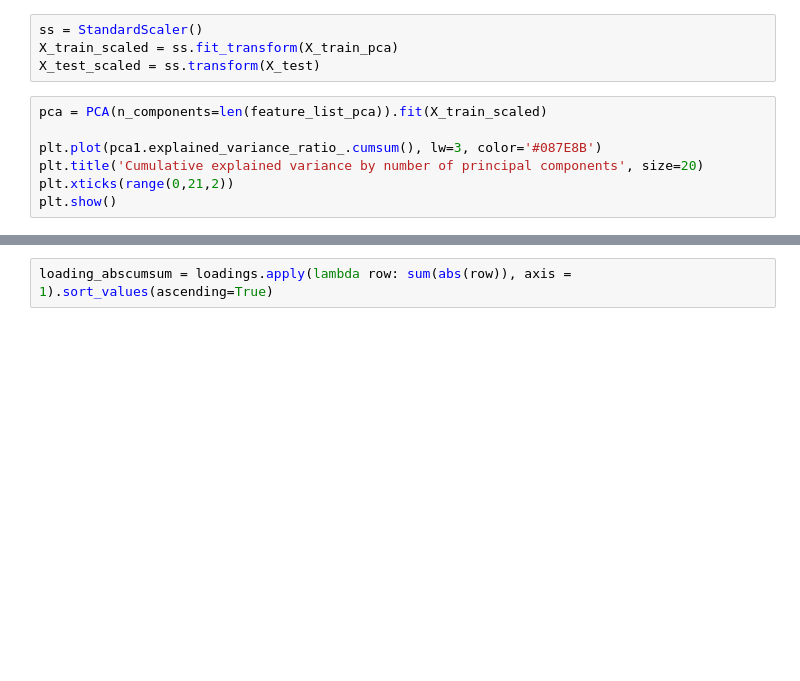
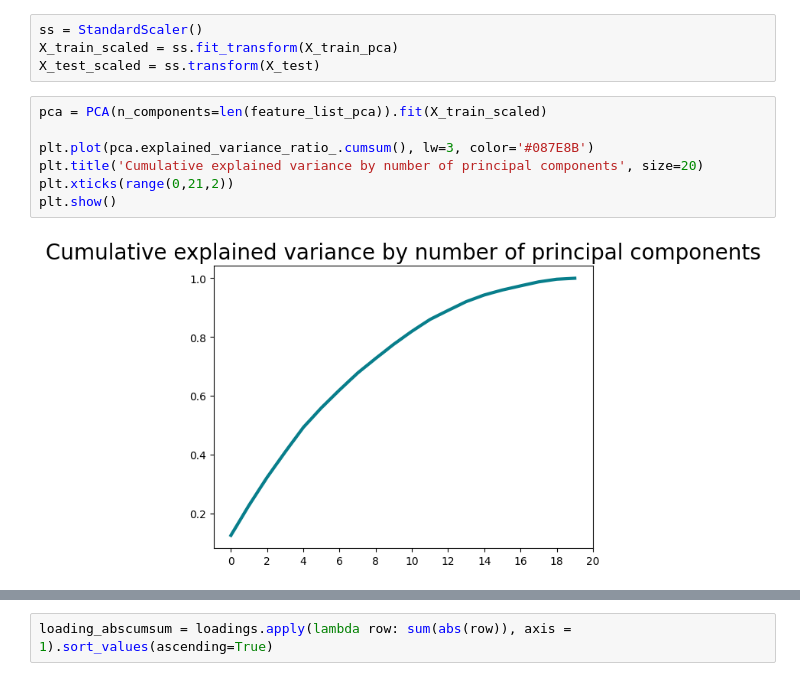
Before and after one commit to Pratik-Chaudhari-ggc/GT-Hacklytics, a Jupyter notebook: notebooks/dtc-notebook.ipynb, the cells around one changed output, grey strips where cells are left out. Cells and saved outputs as stored; diff of their text form; blank space fills up the shorter version.

```diff
--- a/notebooks/dtc-notebook.ipynb
+++ b/notebooks/dtc-notebook.ipynb
@@ -35,10 +69,12 @@ X_test_scaled = ss.transform(X_test)
 # %%
 pca = PCA(n_components=len(feature_list_pca)).fit(X_train_scaled)
 
-plt.plot(pca1.explained_variance_ratio_.cumsum(), lw=3, color='#087E8B')
+plt.plot(pca.explained_variance_ratio_.cumsum(), lw=3, color='#087E8B')
 plt.title('Cumulative explained variance by number of principal components', size=20)
 plt.xticks(range(0,21,2))
 plt.show()
+# %% [output]
+[figure, added]
 # %%
 loadings = pd.DataFrame(
     data=pca.components_.T * np.sqrt(pca.explained_variance_),
```
Also changed, not shown: parts of 15 cells of this notebook.
